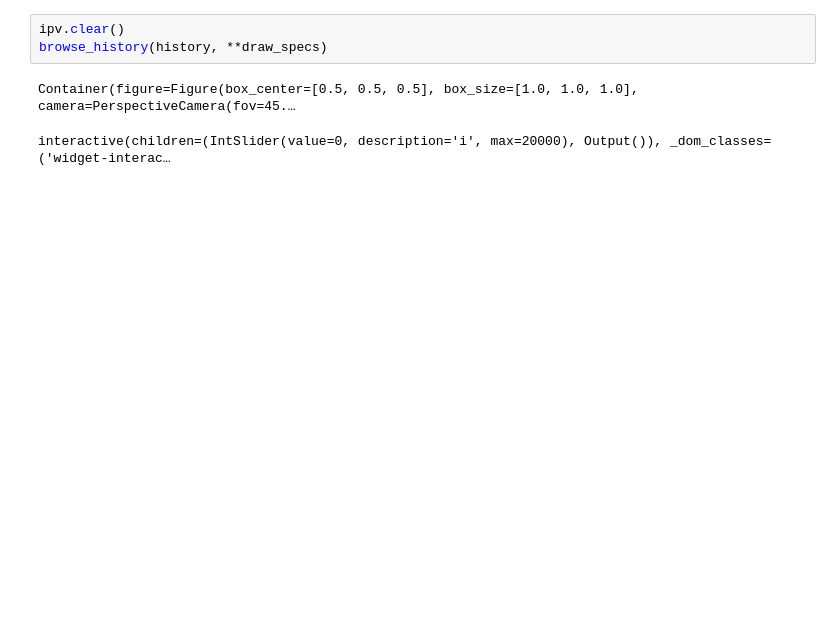
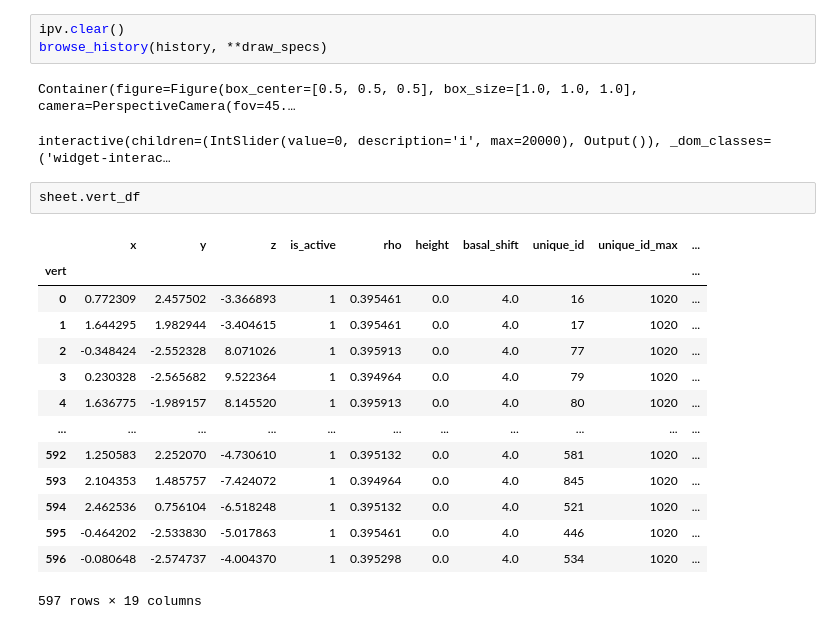
Before and after one commit to vivarium-collective/vivarium-tyssue, a Jupyter notebook: Notebooks/cylindermodel.ipynb, the cells around one changed output. Drawn from its saved outputs; the diff is of its cells as text; blank space fills up the shorter version.

```diff
--- a/Notebooks/cylindermodel.ipynb
+++ b/Notebooks/cylindermodel.ipynb
@@ -285,3 +292,20 @@ browse_history(history, **draw_specs)
 # %% [output]
 Container(figure=Figure(box_center=[0.5, 0.5, 0.5], box_size=[1.0, 1.0, 1.0], camera=PerspectiveCamera(fov=45.…
 interactive(children=(IntSlider(value=0, description='i', max=20000), Output()), _dom_classes=('widget-interac…
+# %%
+sheet.vert_df
+# %% [output]
+|  | x | y | z | is_active | rho | height | basal_shift | unique_id | unique_id_max | ... |
+| vert |  |  |  |  |  |  |  |  |  | ... |
+| 0 | 0.772309 | 2.457502 | -3.366893 | 1 | 0.395461 | 0.0 | 4.0 | 16 | 1020 | ... |
+| 1 | 1.644295 | 1.982944 | -3.404615 | 1 | 0.395461 | 0.0 | 4.0 | 17 | 1020 | ... |
+| 2 | -0.348424 | -2.552328 | 8.071026 | 1 | 0.395913 | 0.0 | 4.0 | 77 | 1020 | ... |
+| 3 | 0.230328 | -2.565682 | 9.522364 | 1 | 0.394964 | 0.0 | 4.0 | 79 | 1020 | ... |
+| 4 | 1.636775 | -1.989157 | 8.145520 | 1 | 0.395913 | 0.0 | 4.0 | 80 | 1020 | ... |
+| ... | ... | ... | ... | ... | ... | ... | ... | ... | ... | ... |
+| 592 | 1.250583 | 2.252070 | -4.730610 | 1 | 0.395132 | 0.0 | 4.0 | 581 | 1020 | ... |
+| 593 | 2.104353 | 1.485757 | -7.424072 | 1 | 0.394964 | 0.0 | 4.0 | 845 | 1020 | ... |
+| 594 | 2.462536 | 0.756104 | -6.518248 | 1 | 0.395132 | 0.0 | 4.0 | 521 | 1020 | ... |
+| 595 | -0.464202 | -2.533830 | -5.017863 | 1 | 0.395461 | 0.0 | 4.0 | 446 | 1020 | ... |
+| 596 | -0.080648 | -2.574737 | -4.004370 | 1 | 0.395298 | 0.0 | 4.0 | 534 | 1020 | ... |
+597 rows × 19 columns
```
Also changed, not shown: parts of 8 cells of this notebook, 5 other files.
